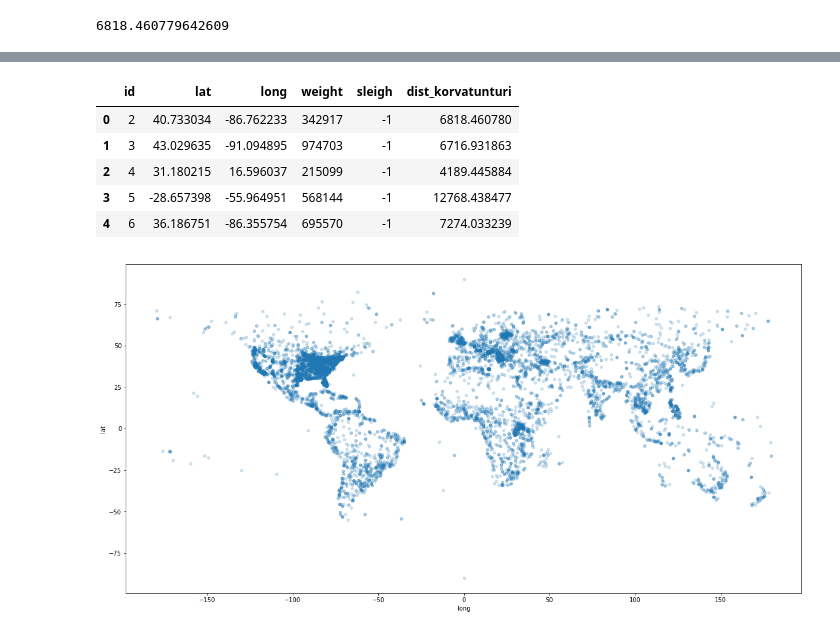
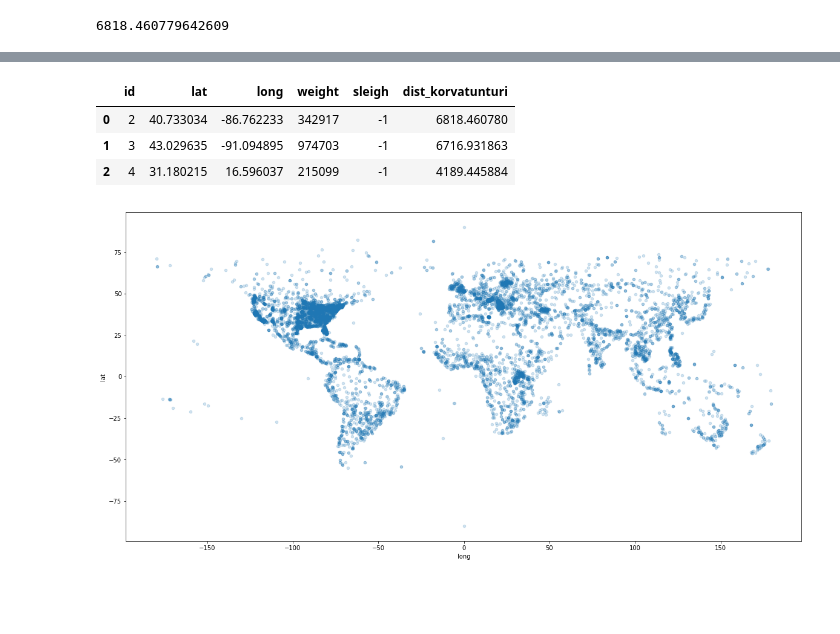
Before and after one commit to jannenev/tsp-santa, a Jupyter notebook: santa.ipynb, the cells around one changed output, grey strips where cells are left out. Cells and saved outputs as stored; diff of their text form; code cells hidden in the pictures; blank space fills up the shorter version.

```diff
--- a/santa.ipynb
+++ b/santa.ipynb
@@ -57,14 +63,12 @@ df.head(4)
 # %%
 # Add distance from Korvatunturi
 df['dist_korvatunturi'] = df.apply(lambda row: haversine(29.315278, 68.073611,row['long'], row['lat']), axis=1)
-df.head()
+df.head(3)
 # %% [output]
 |  | id | lat | long | weight | sleigh | dist_korvatunturi |
 | 0 | 2 | 40.733034 | -86.762233 | 342917 | -1 | 6818.460780 |
 | 1 | 3 | 43.029635 | -91.094895 | 974703 | -1 | 6716.931863 |
 | 2 | 4 | 31.180215 | 16.596037 | 215099 | -1 | 4189.445884 |
-| 3 | 5 | -28.657398 | -55.964951 | 568144 | -1 | 12768.438477 |
-| 4 | 6 | 36.186751 | -86.355754 | 695570 | -1 | 7274.033239 |
 # %%
 import matplotlib.pyplot as plt
 df.plot(kind="scatter", x="long", y="lat", alpha=0.2, figsize=(20,10))
```
Also changed, not shown: parts of 120 cells of this notebook, 1 other file.
